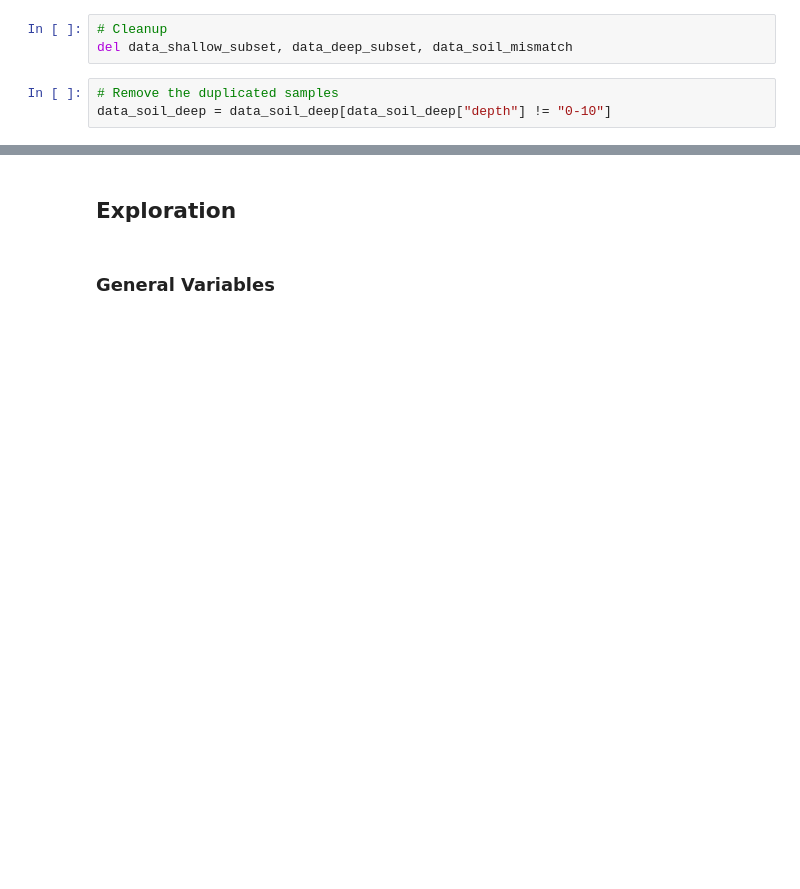
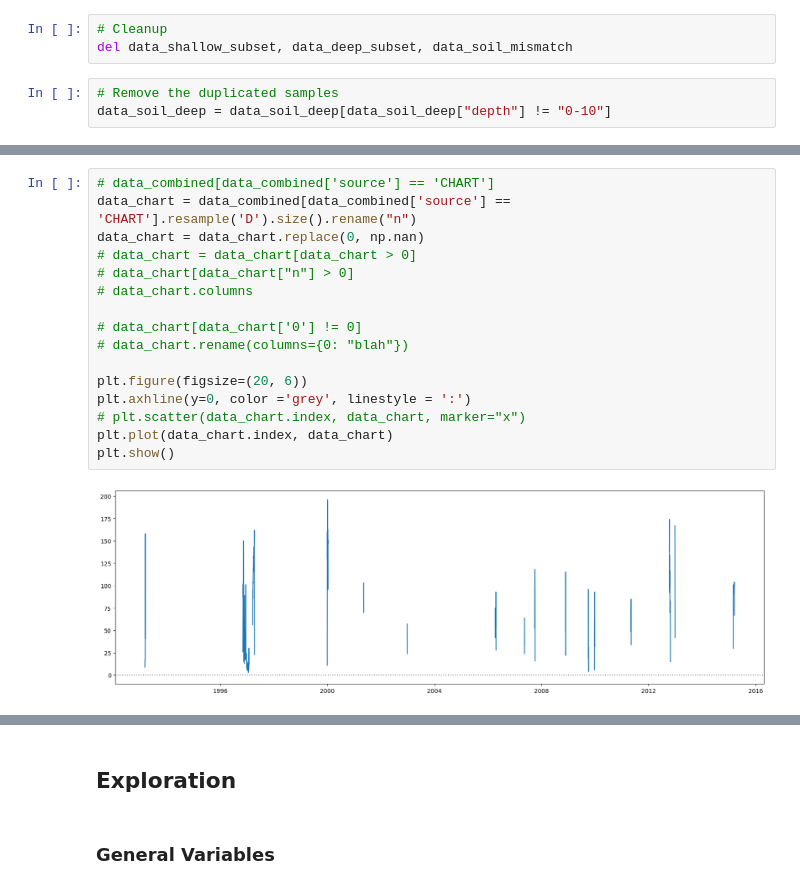
Before and after one commit to gmcginnis/info-698-capstone, a Jupyter notebook: 01_eda.ipynb, the cells around one changed output, grey strips where cells are left out. Cells and saved outputs as stored; diff of their text form; blank space fills up the shorter version.

Commit message:
Lots of work on exploring missing/CHART data

```diff
--- a/01_eda.ipynb
+++ b/01_eda.ipynb
@@ -371,0 +423,18 @@ data_soil_deep = data_soil_deep[data_soil_deep["depth"] != "0-10"]
+# %%
+# data_combined[data_combined['source'] == 'CHART']
+data_chart = data_combined[data_combined['source'] == 'CHART'].resample('D').size().rename("n")
+data_chart = data_chart.replace(0, np.nan)
+# data_chart = data_chart[data_chart > 0]
+# data_chart[data_chart["n"] > 0]
+# data_chart.columns
+
+# data_chart[data_chart['0'] != 0]
+# data_chart.rename(columns={0: "blah"})
+
+plt.figure(figsize=(20, 6))
+plt.axhline(y=0, color ='grey', linestyle = ':')
+# plt.scatter(data_chart.index, data_chart, marker="x")
+plt.plot(data_chart.index, data_chart)
+plt.show()
+# %% [output]
+[figure, added]
```
Also changed, not shown: parts of 26 cells of this notebook.
